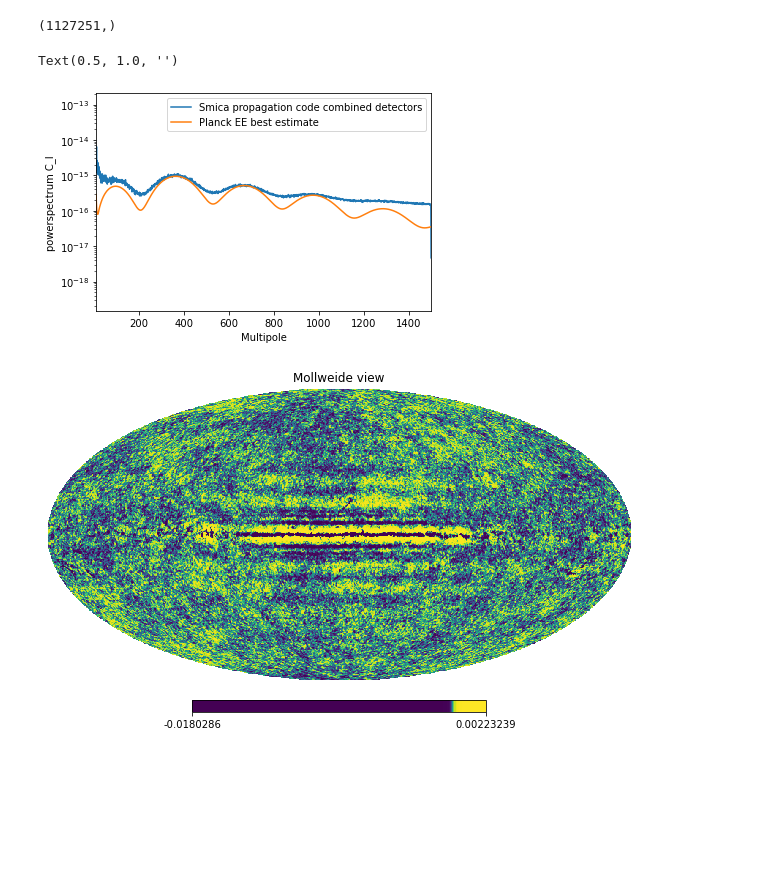
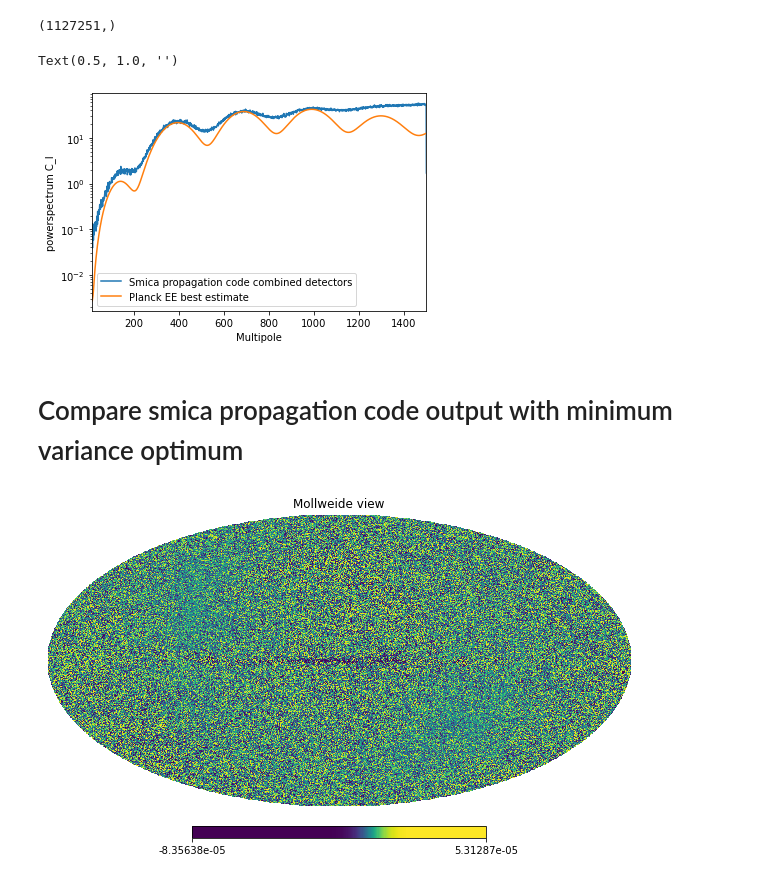
Before and after one commit to Sebastian-Belkner/component_separation, a Jupyter notebook: notebooks/smica_propag.ipynb, the cells around one changed output. Saved outputs shown, nothing was run; the diff lists cells and outputs as text; code cells hidden in the pictures; blank space fills up the shorter version.

Commit message:
update weight smica output plot

```diff
--- a/notebooks/smica_propag.ipynb
+++ b/notebooks/smica_propag.ipynb
@@ -91,21 +91,22 @@ CMB["TQU"] = hp.alm2map([CMB["TT"], CMB["EE"], CMB["BB"]], nside)
 cl = hp.anafast(CMB["TQU"])
 # %%
 for n in [1]:#range(1):
-    plt.plot(cl[n,:], label='Smica propagation code combined detectors')
-plt.plot(C_lS_EE[0], label= "Planck EE best estimate")
+    plt.plot(cl[n,:]*hpf.llp1e12(np.array(range(1536))), label='Smica propagation code combined detectors')
+plt.plot(D_lS_EE, label= "Planck EE best estimate")
 plt.yscale('log')
 plt.legend()
 plt.title("Output of Smica propagation code")
-# plt.ylim((1e-25,1e-23))
+# plt.ylim((1e-16,1e-14))
 plt.xlim((10,1500))
 plt.xlabel('Multipole')
 plt.ylabel('powerspectrum C_l')
 plt.title("")
 # %% [output]
 Text(0.5, 1.0, '')
-[figure, old version]
+[figure, new version]
+# %% [markdown]
+# Compare smica propagation code output with minimum variance optimum
 # %%
-plt.show()
-hp.mollview(CMB["TEB"][0], norm='hist')
+hp.mollview(CMB["TQU"][1], norm='hist')
 # %% [output]
-[figure, old version]
+[figure, new version]
```
Also changed, not shown: 1 other file.
